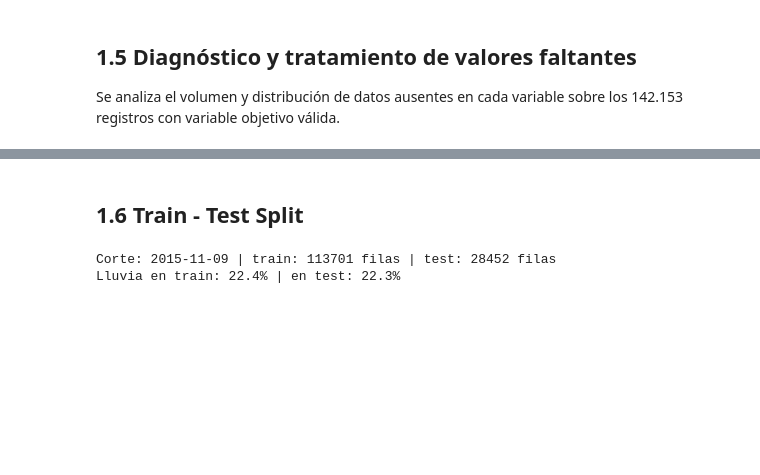
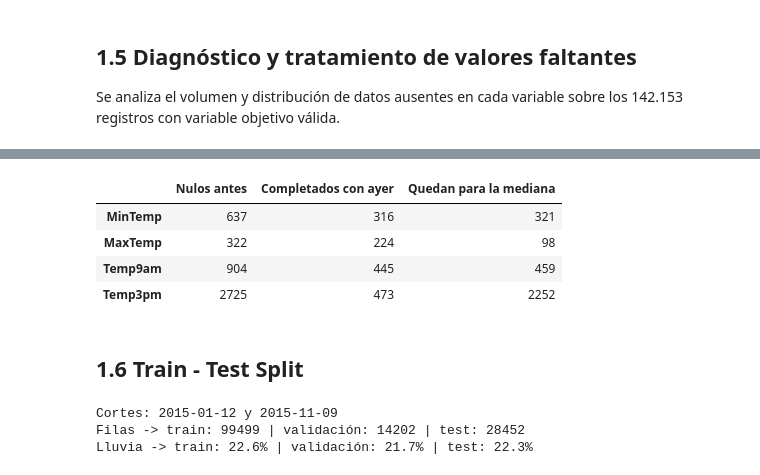
Before and after one commit to federicomarias/AA1-TUIA-Arias-Bousono, a Jupyter notebook: TP-clasificacion-AA1.ipynb, the cells around one changed output, grey strips where cells are left out. Saved outputs shown, nothing was run; the diff lists cells and outputs as text; code cells hidden in the pictures; blank space fills up the shorter version.

```diff
--- a/TP-clasificacion-AA1.ipynb
+++ b/TP-clasificacion-AA1.ipynb
@@ -469,19 +463,51 @@ Para evitar la pérdida de más del 60% del dataset, se preservan las observacio
+# %%
+# Ordenamos por ciudad y fecha para que el registro anterior sea el día previo de la misma ciudad
+df = df.sort_values(['Location', 'Date']).reset_index(drop=True)
+por_ciudad = df.groupby('Location')
+dia_anterior_existe = por_ciudad['Date'].diff().dt.days.eq(1)
+
+cols_temp = ['MinTemp', 'MaxTemp', 'Temp9am', 'Temp3pm']
+nulos_antes = df[cols_temp].isna().sum()
+
+for col in cols_temp:
+    # Marcamos el faltante antes de completarlo, para que el modelo sepa que el valor fue imputado
+    df[f'{col}_falta'] = df[col].isna().astype(int)
+    # Temperatura del día anterior en la misma ciudad
+    temp_ayer = por_ciudad[col].shift(1).where(dia_anterior_existe)
+    df[col] = df[col].fillna(temp_ayer)
+
+pd.DataFrame({'Nulos antes': nulos_antes,
+              'Completados con ayer': nulos_antes - df[cols_temp].isna().sum(),
+              'Quedan para la mediana': df[cols_temp].isna().sum()})
+# %% [output]
+|  | Nulos antes | Completados con ayer | Quedan para la mediana |
+| MinTemp | 637 | 316 | 321 |
+| MaxTemp | 322 | 224 | 98 |
+| Temp9am | 904 | 445 | 459 |
+| Temp3pm | 2725 | 473 | 2252 |
 # %% [markdown]
 ## 1.6 Train - Test Split
 # %%
-# Convertimos Yes en 1 y No en 0 para las var categoricas binarias
+# Convertimos Yes en 1 y No en 0
 df['RainToday'] = df['RainToday'].map({'Yes': 1, 'No': 0})
 y = df['RainTomorrow'].map({'Yes': 1, 'No': 0})
 X = df.drop(columns=['RainTomorrow'])
 
-# train con el 80% de días más antiguos y test con los más recientes
-fecha_corte = X['Date'].quantile(0.8)
-es_train = X['Date'] < fecha_corte
-X_train, X_test = X[es_train].drop(columns='Date'), X[~es_train].drop(columns='Date')
-y_train, y_test = y[es_train], y[~es_train]
+# 70% train, 10% validación, 20% test ordenado cronologicamente
+corte_val = X['Date'].quantile(0.7)
+corte_test = X['Date'].quantile(0.8)
+train = X['Date'] < corte_val
+val = (X['Date'] >= corte_val) & (X['Date'] < corte_test)
+test = X['Date'] >= corte_test
 
-print(f'Corte: {fecha_corte.date()} | train: {len(X_train)} filas | test: {len(X_test)} filas')
-print(f'Lluvia en train: {y_train.mean():.1%} | en test: {y_test.mean():.1%}')
+X_train, y_train = X[train].drop(columns='Date'), y[train]
+X_val, y_val = X[val].drop(columns='Date'), y[val]
+X_test, y_test = X[test].drop(columns='Date'), y[test]
+
+print(f'Cortes: {corte_val.date()} y {corte_test.date()}')
+print(f'Filas -> train: {len(X_train)} | validación: {len(X_val)} | test: {len(X_test)}')
+print(f'Lluvia -> train: {y_train.mean():.1%} | validación: {y_val.mean():.1%} | test: {y_test.mean():.1%}')
 # %% [output]
-Corte: 2015-11-09 | train: 113701 filas | test: 28452 filas
-Lluvia en train: 22.4% | en test: 22.3%
+Cortes: 2015-01-12 y 2015-11-09
+Filas -> train: 99499 | validación: 14202 | test: 28452
+Lluvia -> train: 22.6% | validación: 21.7% | test: 22.3%
```
Also changed, not shown: parts of 8 cells of this notebook.
